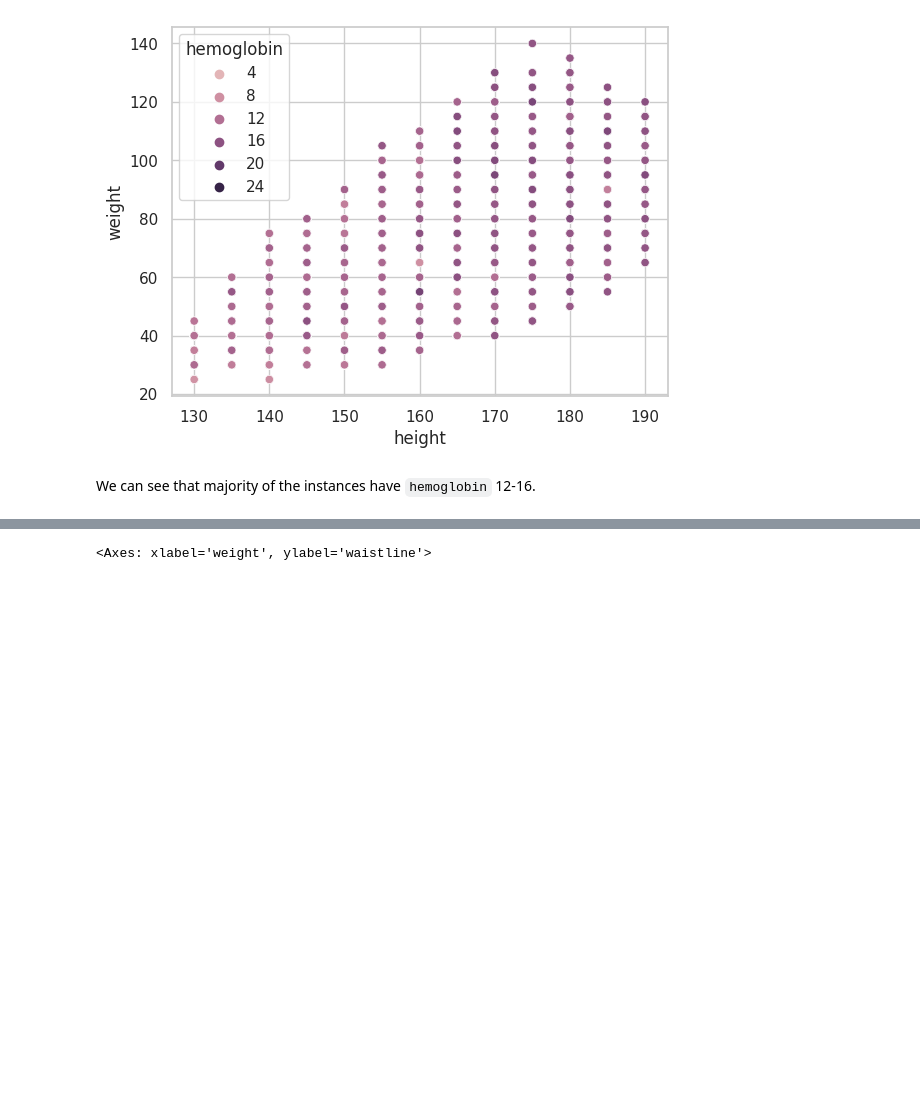
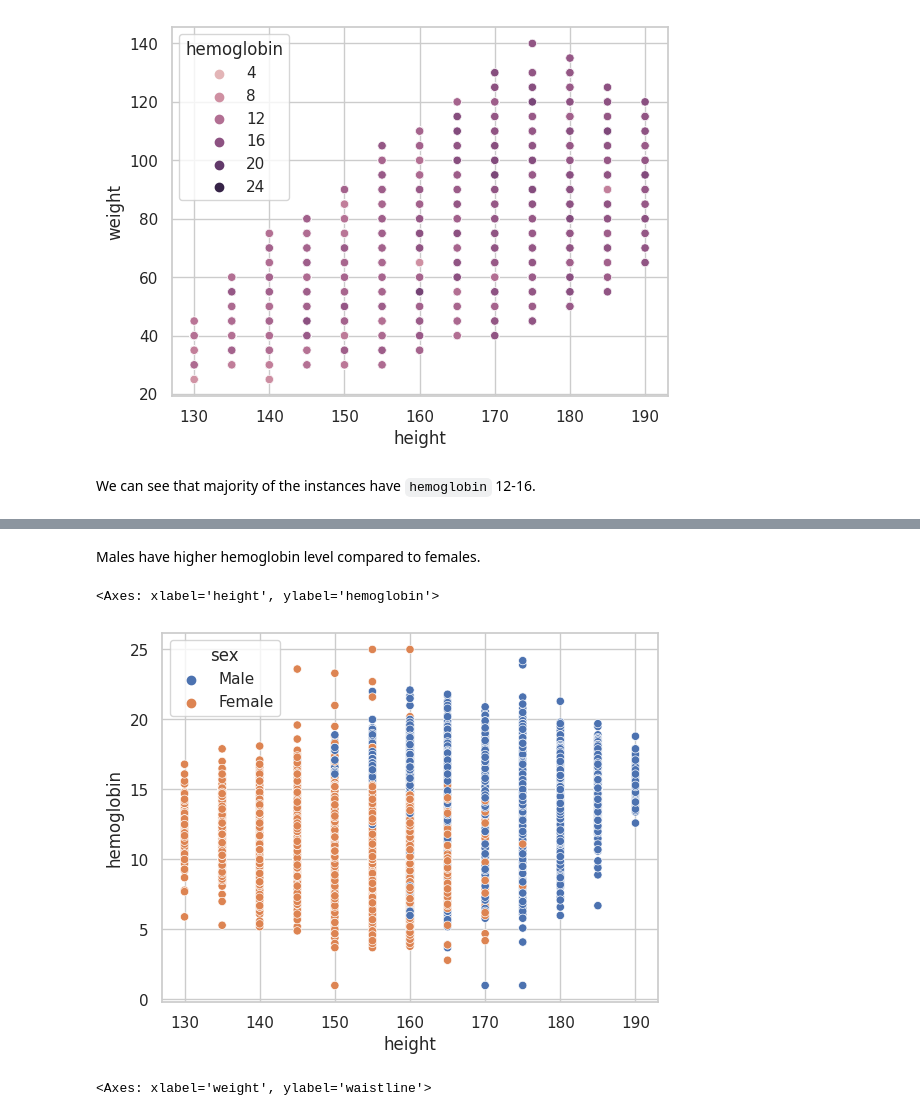
Before and after one commit to NancyPatel11/Data-Mining-Course-Project-2, a Jupyter notebook: Project_2_gender_classification.ipynb, the cells around one changed output, grey strips where cells are left out. Drawn from its saved outputs; the diff is of its cells as text; code cells hidden in the pictures; blank space fills up the shorter version.

```diff
--- a/Project_2_gender_classification.ipynb
+++ b/Project_2_gender_classification.ipynb
@@ -329,3 +352,10 @@ We can see that majority of the instances have `hemoglobin` 12-16.
+# %% [markdown]
+Males have higher hemoglobin level compared to females.
+# %%
+sns.scatterplot(x='height', y='hemoglobin', hue='sex', data=df)
+# %% [output]
+<Axes: xlabel='height', ylabel='hemoglobin'>
+[figure, added]
 # %%
 sns.scatterplot(x='weight', y='waistline', hue='sex', data=df)
 # %% [output]
```
Also changed, not shown: parts of 21 cells of this notebook.
